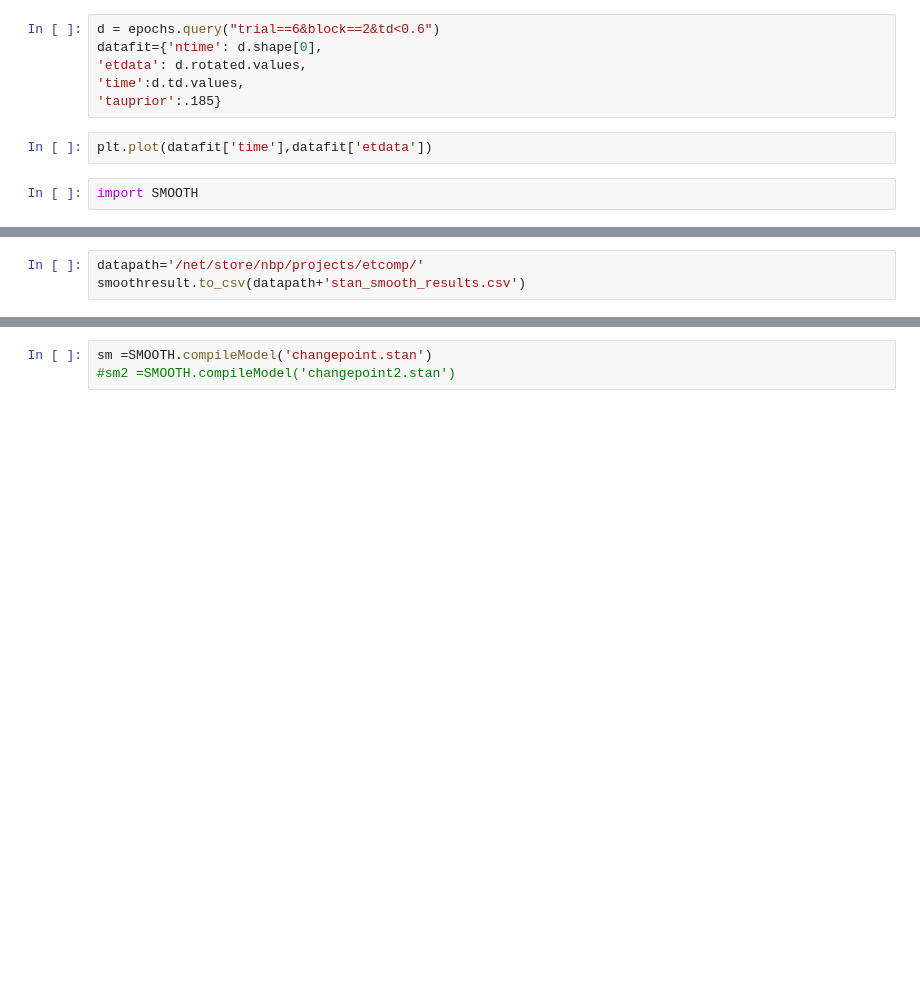
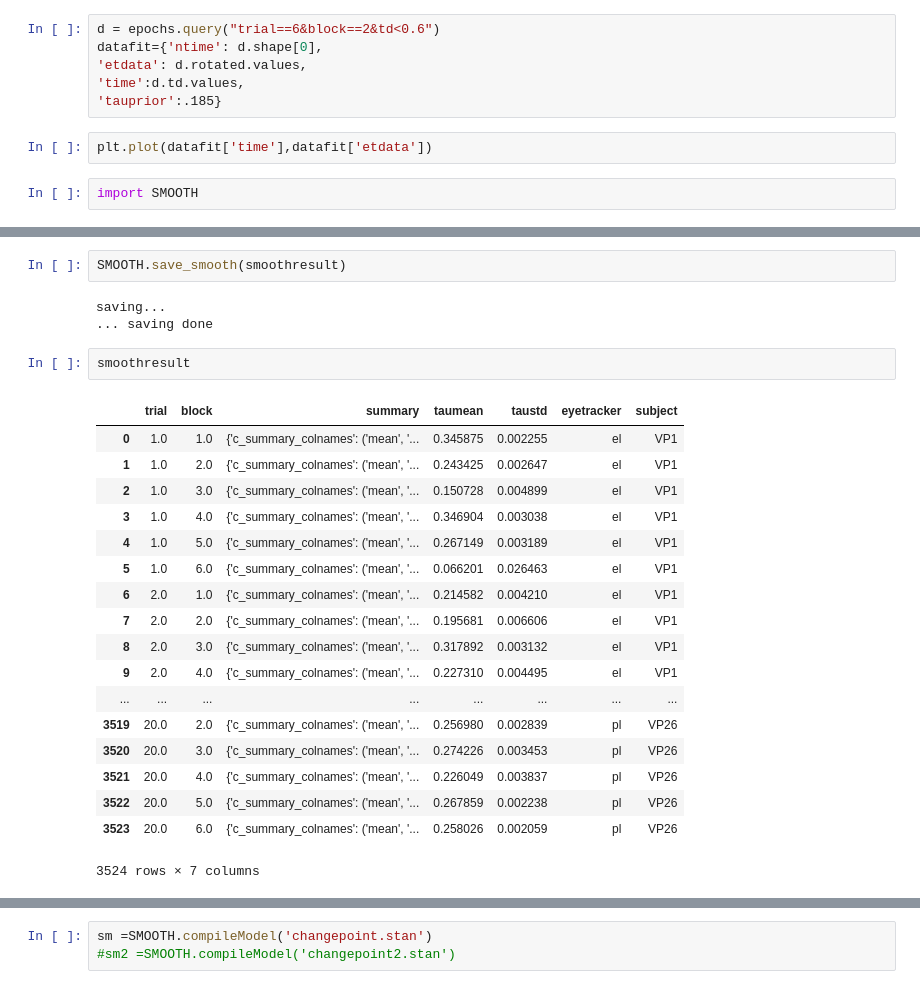
Before and after one commit to behinger/etcomp, a Jupyter notebook: code/SMOOTH.ipynb, the cells around one changed output, grey strips where cells are left out. Drawn from its saved outputs; the diff is of its cells as text; blank space fills up the shorter version.

```diff
--- a/code/SMOOTH.ipynb
+++ b/code/SMOOTH.ipynb
@@ -150,3 +280,26 @@ RuntimeError: []: accessing element out of range. index 0 out of range; expectin
-# %%
-datapath='/net/store/nbp/projects/etcomp/'
-smoothresult.to_csv(datapath+'stan_smooth_results.csv')
+# %%
+SMOOTH.save_smooth(smoothresult)
+# %% [output]
+saving...
+... saving done
+# %%
+smoothresult
+# %% [output]
+|  | trial | block | summary | taumean | taustd | eyetracker | subject |
+| 0 | 1.0 | 1.0 | {'c_summary_colnames': ('mean', '... | 0.345875 | 0.002255 | el | VP1 |
+| 1 | 1.0 | 2.0 | {'c_summary_colnames': ('mean', '... | 0.243425 | 0.002647 | el | VP1 |
+| 2 | 1.0 | 3.0 | {'c_summary_colnames': ('mean', '... | 0.150728 | 0.004899 | el | VP1 |
+| 3 | 1.0 | 4.0 | {'c_summary_colnames': ('mean', '... | 0.346904 | 0.003038 | el | VP1 |
+| 4 | 1.0 | 5.0 | {'c_summary_colnames': ('mean', '... | 0.267149 | 0.003189 | el | VP1 |
+| 5 | 1.0 | 6.0 | {'c_summary_colnames': ('mean', '... | 0.066201 | 0.026463 | el | VP1 |
+| 6 | 2.0 | 1.0 | {'c_summary_colnames': ('mean', '... | 0.214582 | 0.004210 | el | VP1 |
+| 7 | 2.0 | 2.0 | {'c_summary_colnames': ('mean', '... | 0.195681 | 0.006606 | el | VP1 |
+| 8 | 2.0 | 3.0 | {'c_summary_colnames': ('mean', '... | 0.317892 | 0.003132 | el | VP1 |
+| 9 | 2.0 | 4.0 | {'c_summary_colnames': ('mean', '... | 0.227310 | 0.004495 | el | VP1 |
+| ... | ... | ... | ... | ... | ... | ... | ... |
+| 3519 | 20.0 | 2.0 | {'c_summary_colnames': ('mean', '... | 0.256980 | 0.002839 | pl | VP26 |
+| 3520 | 20.0 | 3.0 | {'c_summary_colnames': ('mean', '... | 0.274226 | 0.003453 | pl | VP26 |
+| 3521 | 20.0 | 4.0 | {'c_summary_colnames': ('mean', '... | 0.226049 | 0.003837 | pl | VP26 |
+| 3522 | 20.0 | 5.0 | {'c_summary_colnames': ('mean', '... | 0.267859 | 0.002238 | pl | VP26 |
+| 3523 | 20.0 | 6.0 | {'c_summary_colnames': ('mean', '... | 0.258026 | 0.002059 | pl | VP26 |
+3524 rows × 7 columns
```
Also changed, not shown: parts of 16 cells of this notebook, 1 other file.
